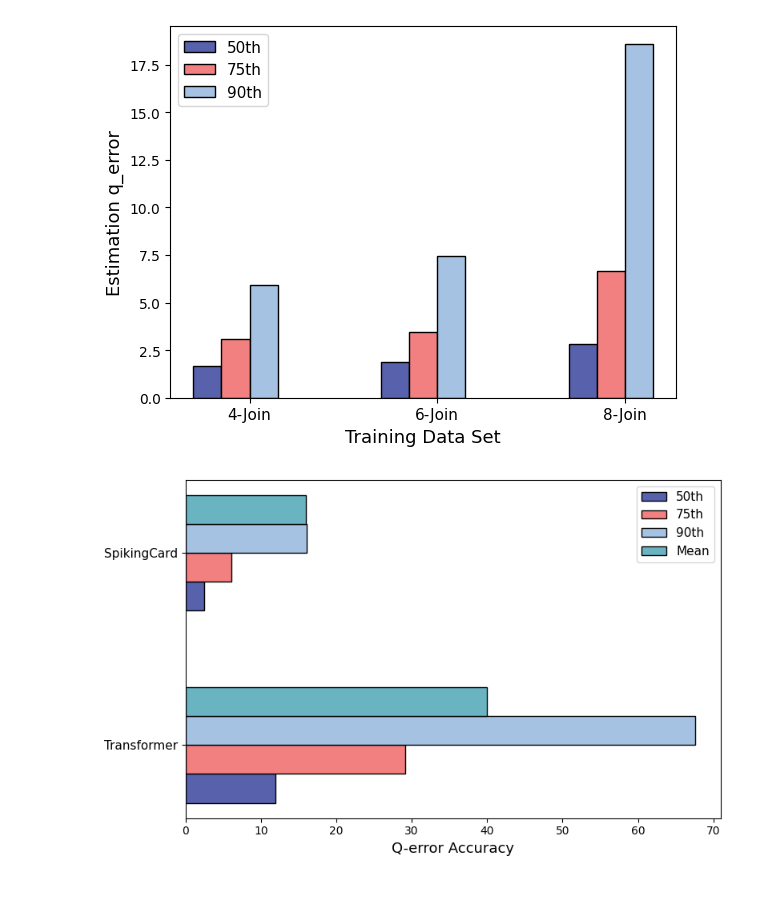
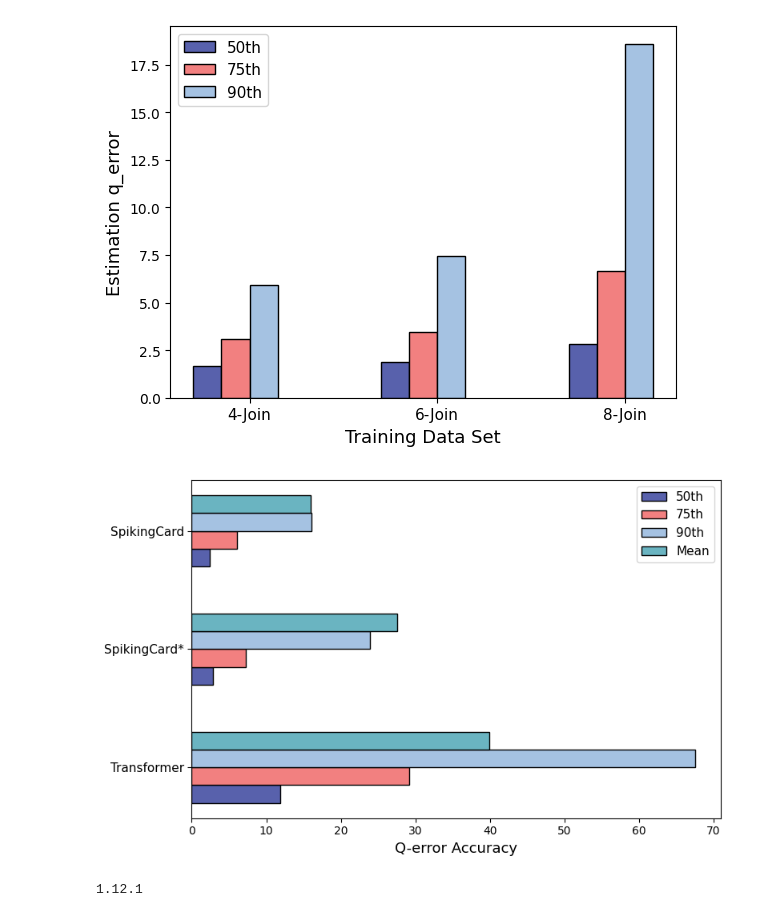
Before and after one commit to different-dimension-demon/Faper, a Jupyter notebook: plot_modi.ipynb, the cells around one changed output. Saved outputs shown, nothing was run; the diff lists cells and outputs as text; code cells hidden in the pictures.

```diff
--- a/plot_modi.ipynb
+++ b/plot_modi.ipynb
@@ -91,7 +173,7 @@ import matplotlib.pyplot as plt
 # 输入数据
 model_names = ['SpikingCard']
 data = np.array([
-    [2.91, 8.01, 30.26, 30.81],  # No filtering
+    # [2.91, 8.01, 30.26, 30.81],  # No filtering
     [2.86, 7.29, 23.90, 27.62],  # Threshold 1.0
     [2.86, 7.41, 25.08, 25.64],  # Threshold 0.8
     [2.62, 6.94, 24.57, 25.21],  # Threshold 0.7
@@ -100,7 +182,8 @@ data = np.array([
 ])
 
 # 定义阈值和指标
-thresholds = ['No filtering', '1.0', '0.8', '0.7', '0.5', '0.3']
+# thresholds = ['No filtering', '1.0', '0.8', '0.7', '0.5', '0.3']
+thresholds = ['1.0', '0.8', '0.7', '0.5', '0.3']
 metrics = ['50th', '75th', '90th', 'Mean']
 
 # 创建一个固定大小的图形
@@ -323,13 +645,14 @@ import matplotlib.pyplot as plt
 # 数据
 data = np.array([
     [11.871489965171655, 29.157974442975423, 67.56861674445932, 39.9715510015071],
+    [2.8613224260718706,7.292633202930826,23.89838182833357,27.619534891542212],
     [2.4493386752295017, 6.039931998972188, 16.10896011951156, 15.961958925688826]
 ])
 q_error_accuracy = [11.871489965171655, 29.157974442975423, 67.56861674445932, 445.67980846171963, 39.9715510015071]
 q_error_accuracy_0 = [2.4493386752295017, 6.039931998972188, 16.10896011951156, 390.84986937469375, 15.961958925688826]
 
 # 定义阈值和指标
-thresholds = ['Transformer', 'SpikingCard']
+thresholds = ['Transformer','SpikingCard*','SpikingCard']
 metrics = ['50th', '75th', '90th', 'Mean']
 
 # 创建图形和轴
@@ -337,31 +660,36 @@ fig, ax = plt.subplots(figsize=(8, 5))
 
 # 绘制横向柱状图
 y = np.arange(len(thresholds))
 height = 0.15
 colors = ['#5861AC', '#F28080', '#A5C2E2', '#6AB4C1', '#72C3A3']
 
 for i, metric in enumerate(metrics):
     ax.barh(y + i * height, data[:, i], height, color=colors[i], edgecolor='black', linewidth=1, label=metric)
 
 # 定制图表
 # ax.set_title('Comparison between Transformer and SpikingCard', fontsize=13, fontweight='bold')
 ax.set_xlabel('Q-error Accuracy', fontsize=13)
 # ax.set_ylabel('Method', fontsize=13)
 
 # 设置y轴刻度和标签
 ax.set_yticks(y + 1.5 * height)
 ax.set_yticklabels(thresholds, fontsize=11)
 
 # 添加图例
 ax.legend(fontsize=11)
 
 # 确保布局紧凑
 fig.tight_layout()
 
 # 保存为 PDF 格式
 plt.savefig('picture/comparison_horizontal.pdf', format='pdf', dpi=600)
 
 # 显示图像
 plt.show()
 # %% [output]
-[figure, old version]
+[figure, new version]
+# %%
+import torch
+print(torch.__version__)
+# %% [output]
+1.12.1
```
Also changed, not shown: parts of 12 cells of this notebook, 20 other files.
